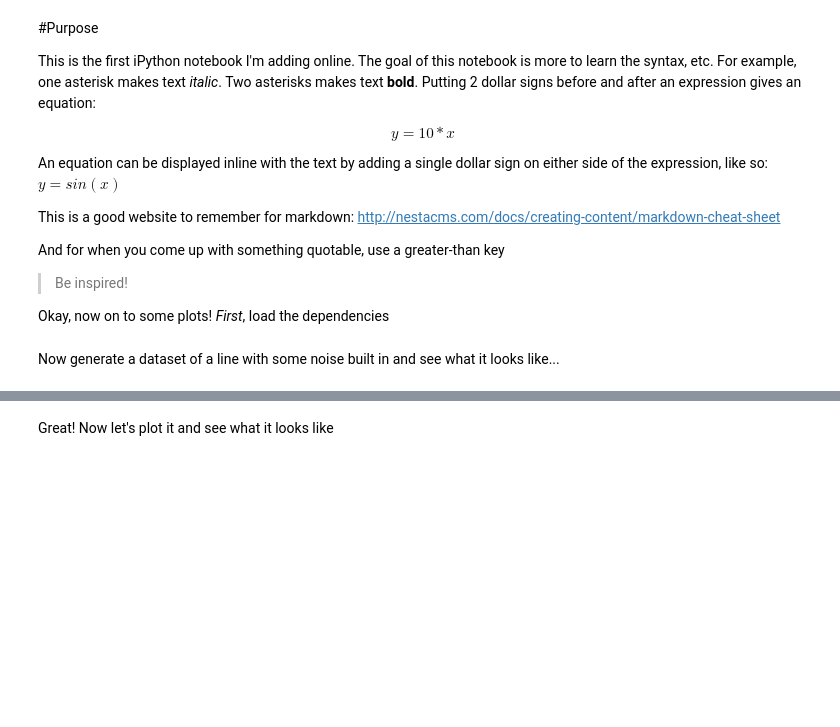
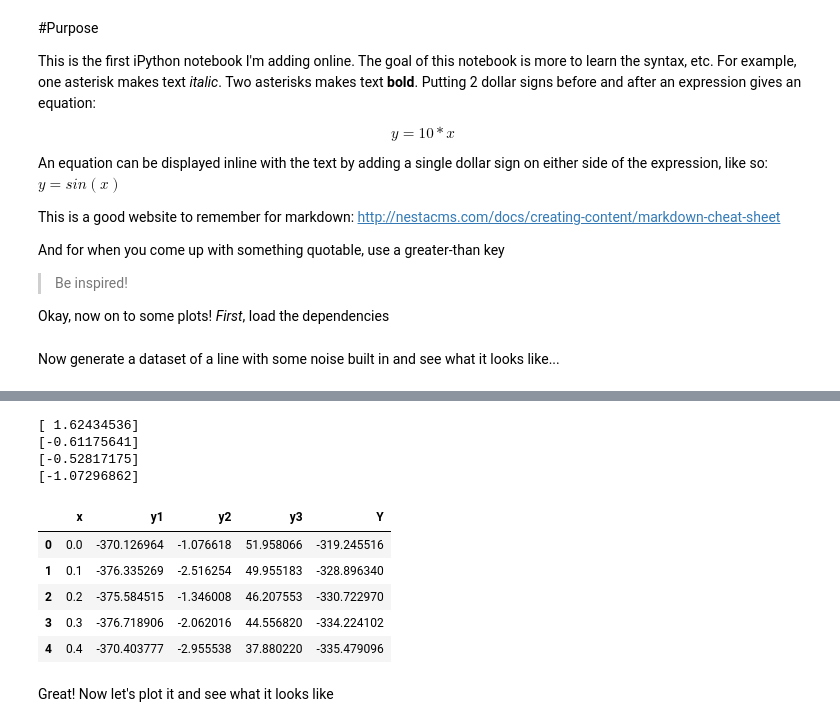
Before and after one commit to frickp/dataSandbox, a Jupyter notebook: migratingOnline.ipynb, the cells around one changed output, grey strips where cells are left out. Drawn from its saved outputs; the diff is of its cells as text; code cells hidden in the pictures; blank space fills up the shorter version.

```diff
--- a/migratingOnline.ipynb
+++ b/migratingOnline.ipynb
@@ -43,2 +52,24 @@ df.head()
+# %%
+np.random.seed(1)
+print np.random.randn(1)
+print np.random.randn(1)
+print np.random.randn(1)
+print np.random.randn(1)
+# %% [output]
+[ 1.62434536]
+[-0.61175641]
+[-0.52817175]
+[-1.07296862]
+# %%
+#df['Y']  = df[['y1','y2','y3']].sum(axis=1)
+df['Y']  = df[['y1','y2','y3']].sum(axis=1)
+df.head()
+# %% [output]
+|  | x | y1 | y2 | y3 | Y |
+| 0 | 0.0 | -370.126964 | -1.076618 | 51.958066 | -319.245516 |
+| 1 | 0.1 | -376.335269 | -2.516254 | 49.955183 | -328.896340 |
+| 2 | 0.2 | -375.584515 | -1.346008 | 46.207553 | -330.722970 |
+| 3 | 0.3 | -376.718906 | -2.062016 | 44.556820 | -334.224102 |
+| 4 | 0.4 | -370.403777 | -2.955538 | 37.880220 | -335.479096 |
 # %% [markdown]
 Great! Now let's plot it and see what it looks like
```
Also changed, not shown: parts of 6 cells of this notebook, 5 other files.
